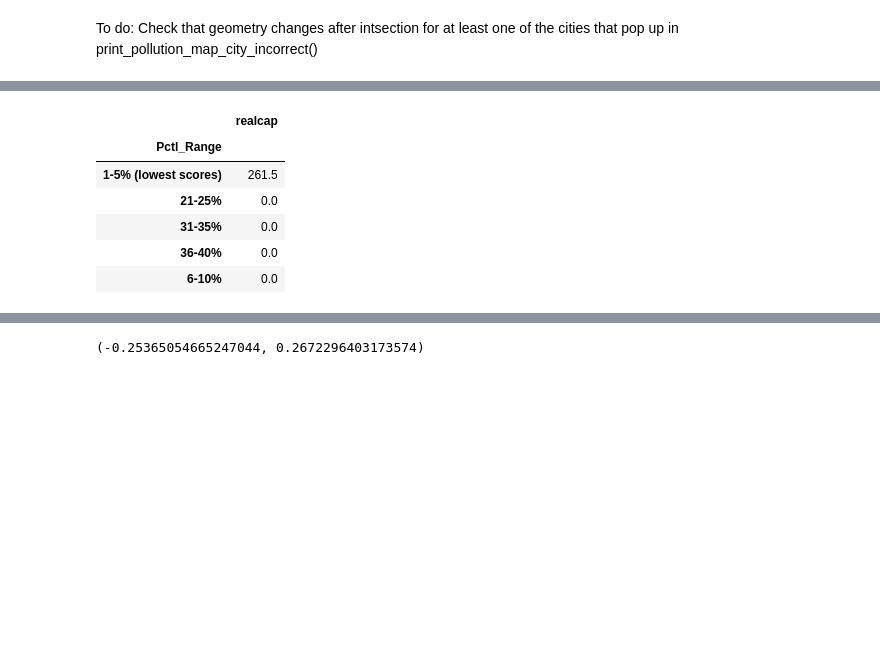
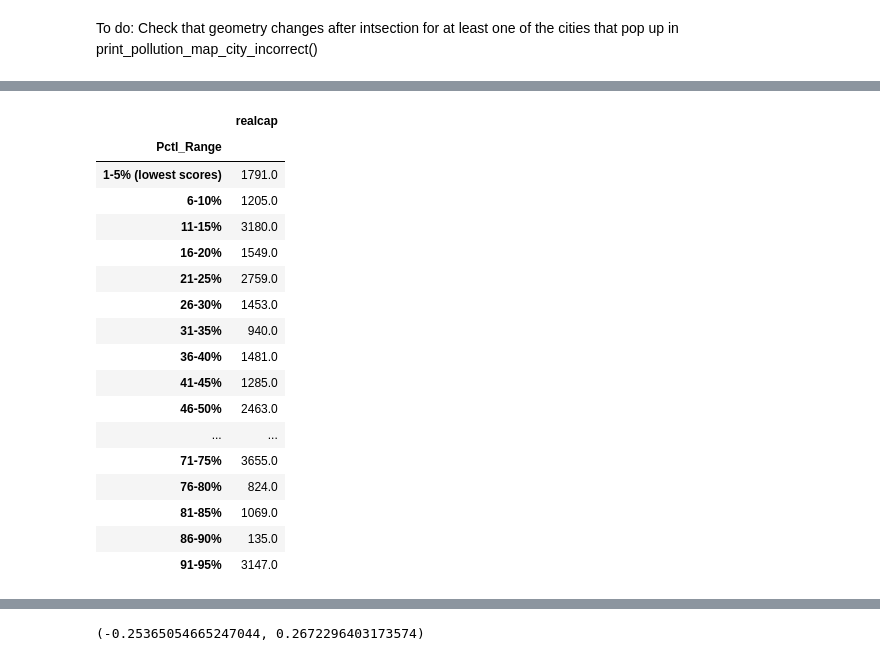
Before and after one commit to sdamerdji/fair_housing_elements, a Jupyter notebook: utils.ipynb, the cells around one changed output, grey strips where cells are left out. Drawn from its saved outputs; the diff is of its cells as text; code cells hidden in the pictures; blank space fills up the shorter version.

```diff
--- a/utils.ipynb
+++ b/utils.ipynb
@@ -154,10 +154,0 @@ Text(0.5, 1.0, 'Are more homes planned for areas with more pollution?')
-# %%
-tracts_LA.groupby('Pctl_Range').agg({'realcap': sum})
-# %% [output]
-|  | realcap |
-| Pctl_Range |  |
-| 1-5% (lowest scores) | 261.5 |
-| 21-25% | 0.0 |
-| 31-35% | 0.0 |
-| 36-40% | 0.0 |
-| 6-10% | 0.0 |
@@ -163,0 +158,21 @@ tracts_LA.groupby('Pctl_Range').agg({'realcap': sum})
+# %%
+realcap_by_pctl
+# %% [output]
+|  | realcap |
+| Pctl_Range |  |
+| 1-5% (lowest scores) | 1791.0 |
+| 6-10% | 1205.0 |
+| 11-15% | 3180.0 |
+| 16-20% | 1549.0 |
+| 21-25% | 2759.0 |
+| 26-30% | 1453.0 |
+| 31-35% | 940.0 |
+| 36-40% | 1481.0 |
+| 41-45% | 1285.0 |
+| 46-50% | 2463.0 |
+| ... | ... |
+| 71-75% | 3655.0 |
+| 76-80% | 824.0 |
+| 81-85% | 1069.0 |
+| 86-90% | 135.0 |
+| 91-95% | 3147.0 |
```
Also changed, not shown: parts of 9 cells of this notebook.
